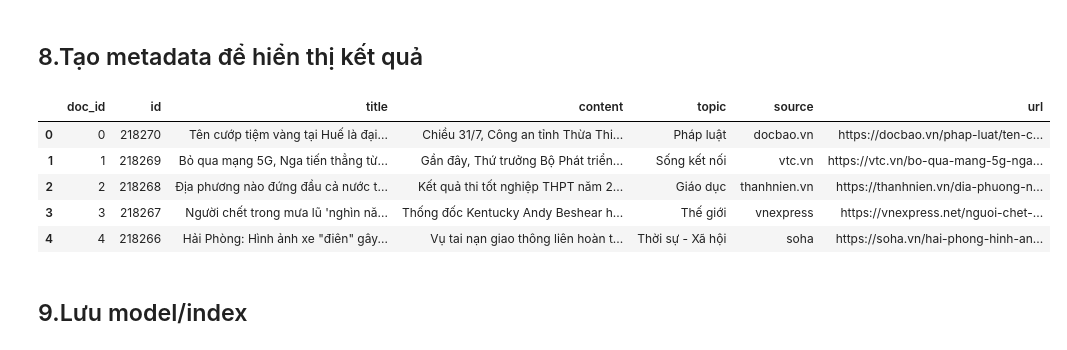
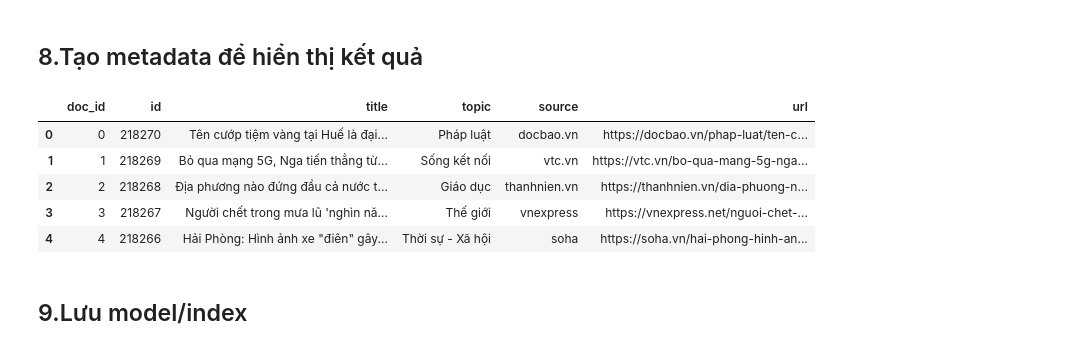
Before and after one commit to ptn614/BTL_IR, a Jupyter notebook: notebooks/03_lsi_svd.ipynb, the cells around one changed output. Saved outputs shown, nothing was run; the diff lists cells and outputs as text; code cells hidden in the pictures.

```diff
--- a/notebooks/03_lsi_svd.ipynb
+++ b/notebooks/03_lsi_svd.ipynb
@@ -211,22 +204,21 @@ LSI Matrix after normalize: (168169, 500)
 # %%
 metadata = df[[
     "doc_id",
     "id",
     "title",
-    "content",
     "topic",
     "source",
     "url"
 ]].copy()
 
 metadata.head()
 # %% [output]
-|  | doc_id | id | title | content | topic | source | url |
-| 0 | 0 | 218270 | Tên cướp tiệm vàng tại Huế là đại... | Chiều 31/7, Công an tỉnh Thừa Thi... | Pháp luật | docbao.vn | https://docbao.vn/phap-luat/ten-c... |
-| 1 | 1 | 218269 | Bỏ qua mạng 5G, Nga tiến thẳng từ... | Gần đây, Thứ trưởng Bộ Phát triển... | Sống kết nối | vtc.vn | https://vtc.vn/bo-qua-mang-5g-nga... |
-| 2 | 2 | 218268 | Địa phương nào đứng đầu cả nước t... | Kết quả thi tốt nghiệp THPT năm 2... | Giáo dục | thanhnien.vn | https://thanhnien.vn/dia-phuong-n... |
-| 3 | 3 | 218267 | Người chết trong mưa lũ 'nghìn nă... | Thống đốc Kentucky Andy Beshear h... | Thế giới | vnexpress | https://vnexpress.net/nguoi-chet-... |
-| 4 | 4 | 218266 | Hải Phòng: Hình ảnh xe "điên" gây... | Vụ tai nạn giao thông liên hoàn t... | Thời sự - Xã hội | soha | https://soha.vn/hai-phong-hinh-an... |
+|  | doc_id | id | title | topic | source | url |
+| 0 | 0 | 218270 | Tên cướp tiệm vàng tại Huế là đại... | Pháp luật | docbao.vn | https://docbao.vn/phap-luat/ten-c... |
+| 1 | 1 | 218269 | Bỏ qua mạng 5G, Nga tiến thẳng từ... | Sống kết nối | vtc.vn | https://vtc.vn/bo-qua-mang-5g-nga... |
+| 2 | 2 | 218268 | Địa phương nào đứng đầu cả nước t... | Giáo dục | thanhnien.vn | https://thanhnien.vn/dia-phuong-n... |
+| 3 | 3 | 218267 | Người chết trong mưa lũ 'nghìn nă... | Thế giới | vnexpress | https://vnexpress.net/nguoi-chet-... |
+| 4 | 4 | 218266 | Hải Phòng: Hình ảnh xe "điên" gây... | Thời sự - Xã hội | soha | https://soha.vn/hai-phong-hinh-an... |
 # %% [markdown]
 ## 9.Lưu model/index
 # %%
```
Also changed, not shown: parts of 5 cells of this notebook, 11 other files.
